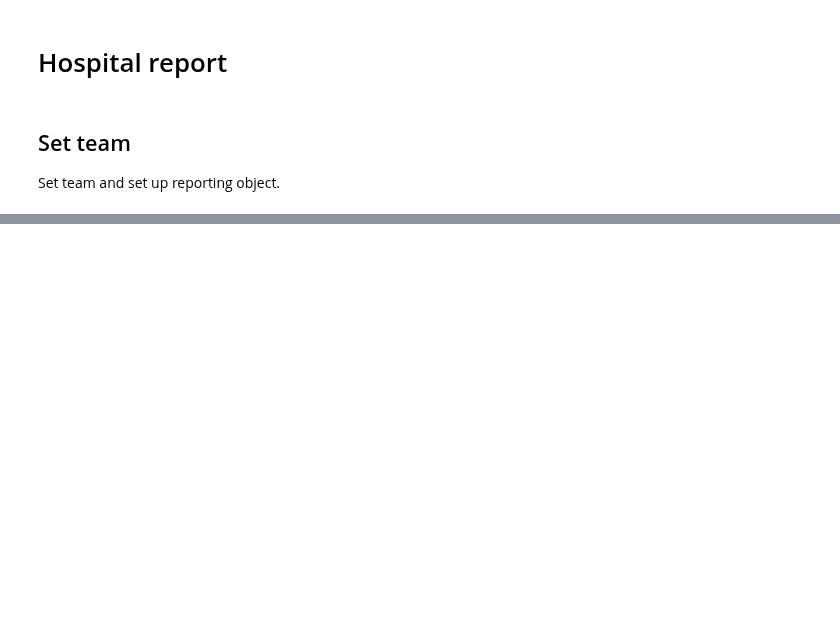
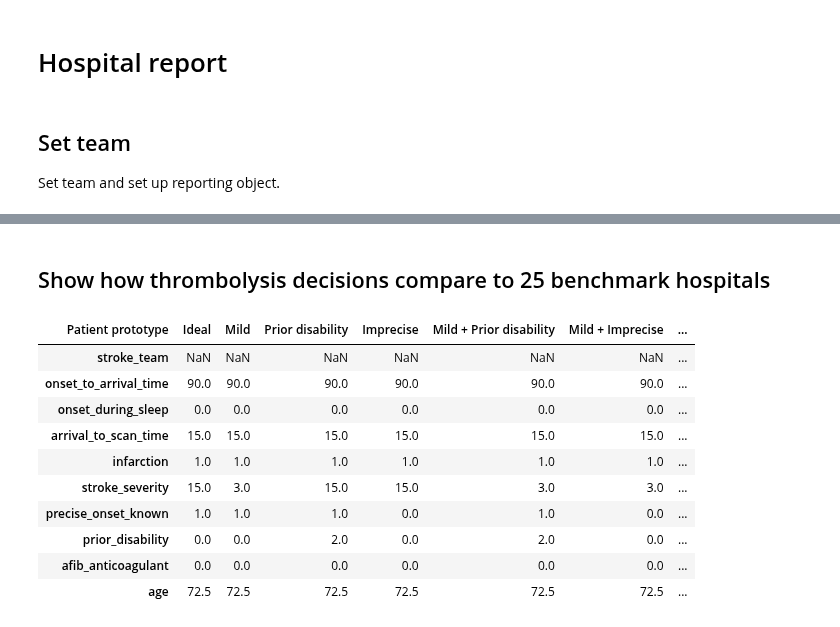
Before and after one commit to samuel-book/samuel_2_production, a Jupyter notebook: 3_hopsital_report.ipynb, the cells around one changed output, grey strips where cells are left out. Saved outputs shown, nothing was run; the diff lists cells and outputs as text; code cells hidden in the pictures; blank space fills up the shorter version.

```diff
--- a/3_hopsital_report.ipynb
+++ b/3_hopsital_report.ipynb
@@ -18,0 +21,16 @@ figure = team_report.plot_improvement()
+# %% [markdown]
+## Show how thrombolysis decisions compare to 25 benchmark hospitals
+# %%
+team_report.prototype_patients.T
+# %% [output]
+| Patient prototype | Ideal | Mild | Prior disability | Imprecise | Mild + Prior disability | Mild + Imprecise | ... |
+| stroke_team | NaN | NaN | NaN | NaN | NaN | NaN | ... |
+| onset_to_arrival_time | 90.0 | 90.0 | 90.0 | 90.0 | 90.0 | 90.0 | ... |
+| onset_during_sleep | 0.0 | 0.0 | 0.0 | 0.0 | 0.0 | 0.0 | ... |
+| arrival_to_scan_time | 15.0 | 15.0 | 15.0 | 15.0 | 15.0 | 15.0 | ... |
+| infarction | 1.0 | 1.0 | 1.0 | 1.0 | 1.0 | 1.0 | ... |
+| stroke_severity | 15.0 | 3.0 | 15.0 | 15.0 | 3.0 | 3.0 | ... |
+| precise_onset_known | 1.0 | 1.0 | 1.0 | 0.0 | 1.0 | 0.0 | ... |
+| prior_disability | 0.0 | 0.0 | 2.0 | 0.0 | 2.0 | 0.0 | ... |
+| afib_anticoagulant | 0.0 | 0.0 | 0.0 | 0.0 | 0.0 | 0.0 | ... |
+| age | 72.5 | 72.5 | 72.5 | 72.5 | 72.5 | 72.5 | ... |
```
Also changed, not shown: parts of 3 cells of this notebook, 4 other files.
